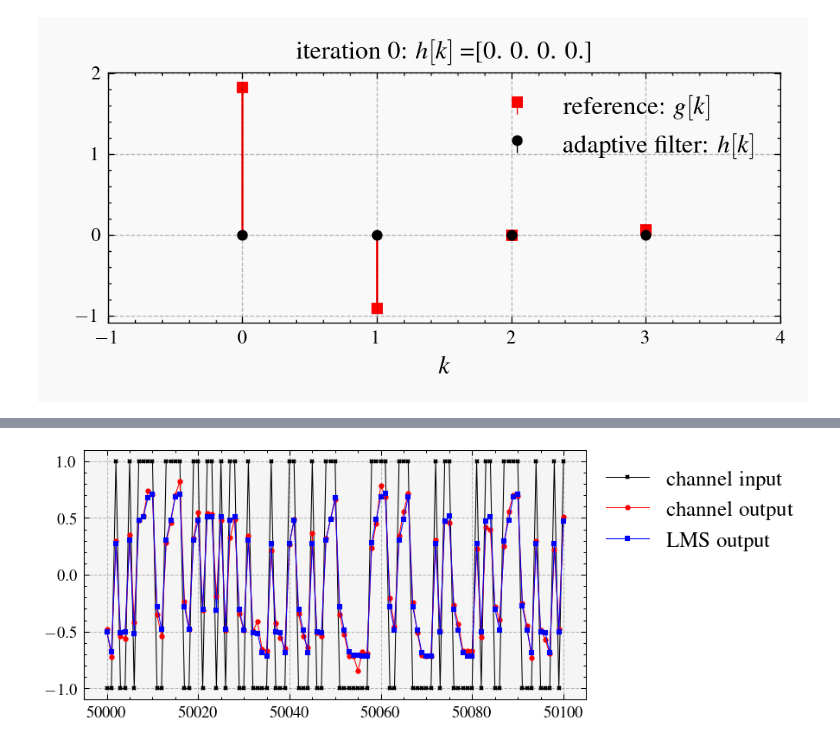
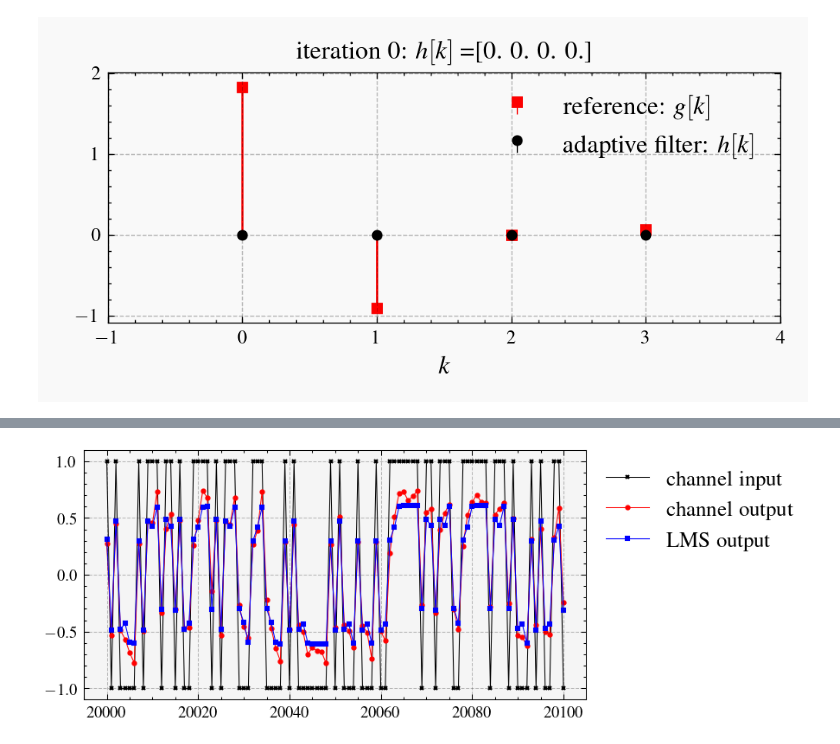
Before and after one commit to edsonportosilva/AdaptiveSignalProcessing, a Jupyter notebook: notebooks/4. The Wiener filter and the LMS algorithm.ipynb, the cells around one changed output, grey strips where cells are left out. Drawn from its saved outputs; the diff is of its cells as text; code cells hidden in the pictures.

```diff
--- a/notebooks/4. The Wiener filter and the LMS algorithm.ipynb
+++ b/notebooks/4. The Wiener filter and the LMS algorithm.ipynb
@@ -533,7 +533,7 @@ n = np.random.normal(0, np.sqrt(σ2), len(y))
 y += n
 
 # LMS algorithm
-μ = 1e-2
+μ = 1e-3
 out, h, squaredError, H_lms = lms(x, y, Ntaps, μ)
 # %%
 plt.figure()
@@ -574,11 +574,11 @@ plt.grid();
 # %%
-start = 50000
+start = 20000
 ind = np.arange(start,start+101)
 
 plt.plot(ind,x[ind],'-xk', label='channel input')
 plt.plot(ind,y[ind],'-or', label='channel output')
 plt.plot(ind,out[ind],'-sb', label='LMS output')
 plt.legend(bbox_to_anchor=(1, 1));
 plt.grid()
 # %% [output]
-[figure, old version]
+[figure, new version]
```
Also changed, not shown: parts of 1 cell of this notebook.
